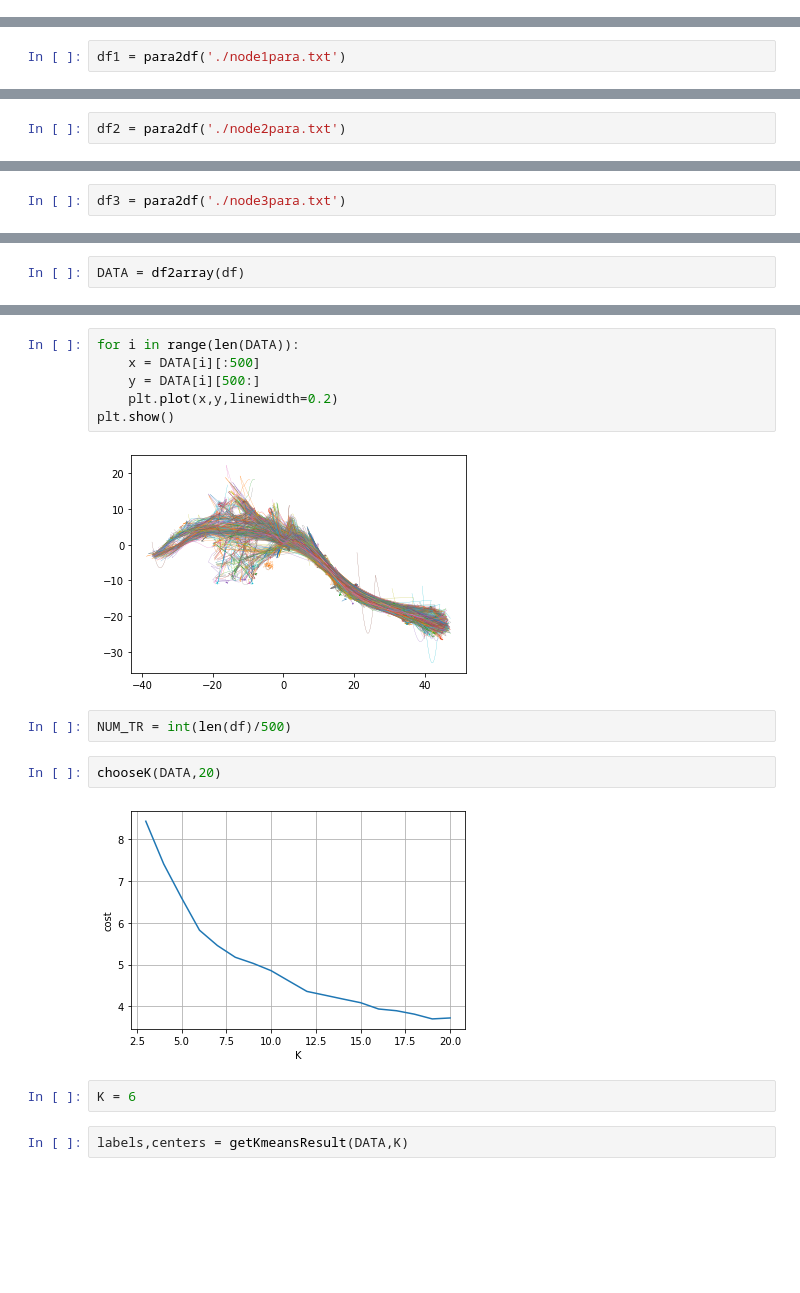
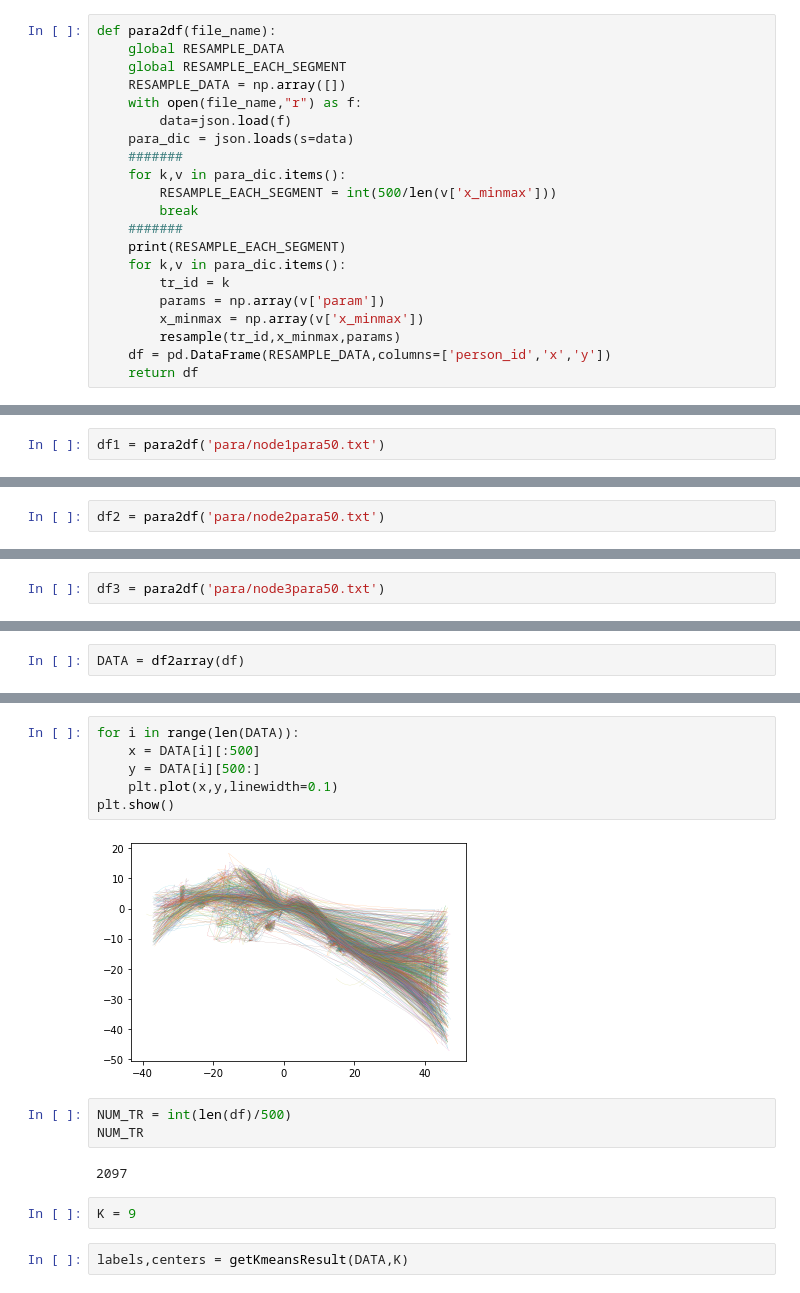
Before and after one commit to suchfun/MasterThesis, a Jupyter notebook: experience/ch3_experience/centerNode.ipynb, the cells around one changed output, grey strips where cells are left out. Drawn from its saved outputs; the diff is of its cells as text; blank space fills up the shorter version.

```diff
--- a/experience/ch3_experience/centerNode.ipynb
+++ b/experience/ch3_experience/centerNode.ipynb
@@ -139,0 +144,21 @@ def chooseK(data,K):
+# %%
+def para2df(file_name):
+    global RESAMPLE_DATA
+    global RESAMPLE_EACH_SEGMENT
+    RESAMPLE_DATA = np.array([])
+    with open(file_name,"r") as f:
+        data=json.load(f)
+    para_dic = json.loads(s=data)
+    #######
+    for k,v in para_dic.items():
+        RESAMPLE_EACH_SEGMENT = int(500/len(v['x_minmax']))
+        break
+    #######
+    print(RESAMPLE_EACH_SEGMENT)
+    for k,v in para_dic.items():
+        tr_id = k
+        params = np.array(v['param'])
+        x_minmax = np.array(v['x_minmax'])
+        resample(tr_id,x_minmax,params)
+    df = pd.DataFrame(RESAMPLE_DATA,columns=['person_id','x','y'])
+    return df
@@ -157,4 +194,4 @@ def para2df(file_name):
 # %% [markdown]
 ### 加载第一个节点的参数文件
 # %%
-df1 = para2df('./node1para.txt')
+df1 = para2df('para/node1para50.txt')
@@ -161,4 +200,4 @@ df1 = para2df('./node1para.txt')
 # %% [markdown]
 ### 加载第二个节点参数文件
 # %%
-df2 = para2df('./node2para.txt')
+df2 = para2df('para/node2para50.txt')
@@ -165,4 +206,4 @@ df2 = para2df('./node2para.txt')
 # %% [markdown]
 ### 加载第三个节点参数文件
 # %%
-df3 = para2df('./node3para.txt')
+df3 = para2df('para/node3para50.txt')
@@ -175,18 +234,17 @@ DATA = df2array(df)
 # %%
 for i in range(len(DATA)):
     x = DATA[i][:500]
     y = DATA[i][500:]
-    plt.plot(x,y,linewidth=0.2)
+    plt.plot(x,y,linewidth=0.1)
 plt.show()
 # %% [output]
-[figure, old version]
+[figure, new version]
 # %%
 NUM_TR = int(len(df)/500)
+NUM_TR
+# %% [output]
+2097
-# %%
-chooseK(DATA,20)
-# %% [output]
-[figure, removed]
 # %%
-K = 6
+K = 9
 # %%
 labels,centers = getKmeansResult(DATA,K)
```
Also changed, not shown: parts of 31 cells of this notebook, 51 other files.
